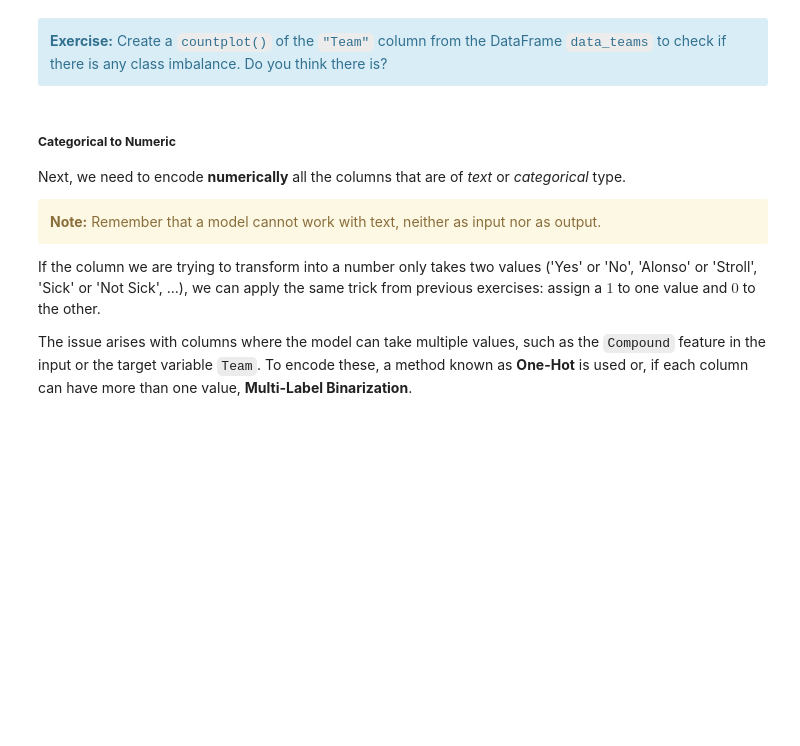
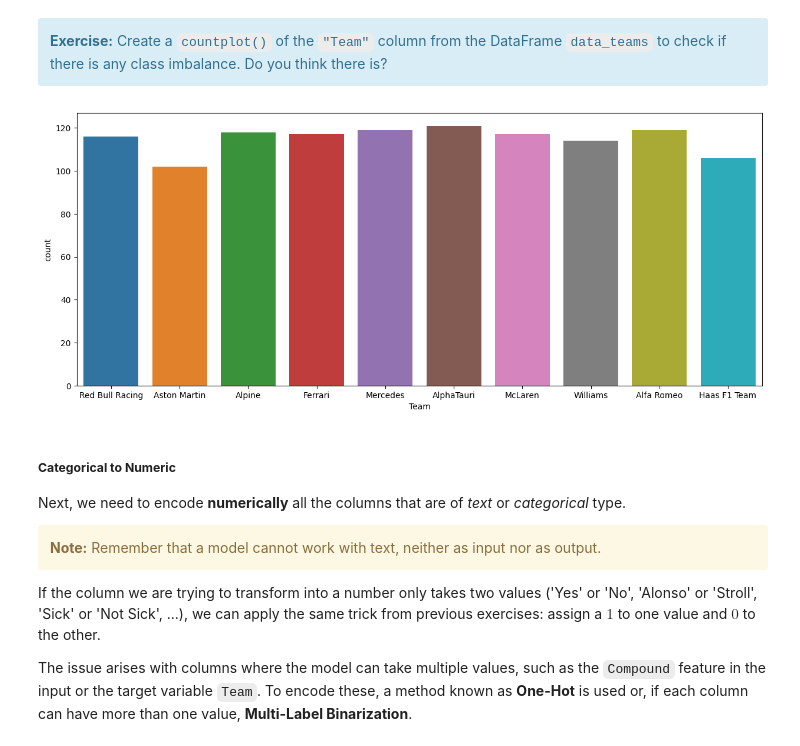
Before and after one commit to UO288511/Inteligentes, a Jupyter notebook: PL4/Lab4.2-Neural Networks (Classification).ipynb, the cells around one changed output. Cells and saved outputs as stored; diff of their text form; code cells hidden in the pictures; blank space fills up the shorter version.

```diff
--- a/PL4/Lab4.2-Neural Networks (Classification).ipynb
+++ b/PL4/Lab4.2-Neural Networks (Classification).ipynb
@@ -443,9 +539,13 @@ data_teams['Sector3Time'] = data_teams['Sector3Time'].dt.total_seconds()
 # %%
 plt.figure(figsize = (15,6))
 
 # Your code here
+sns.countplot(data_teams, x='Team', hue='Team')
+#Pq las clases están balanceadas, sino sería my complicado hacer un modelo
 
 plt.show()
+# %% [output]
+[figure, added]
 # %% [markdown]
 ##### **Categorical to Numeric**
 
```
Also changed, not shown: parts of 29 cells of this notebook.
